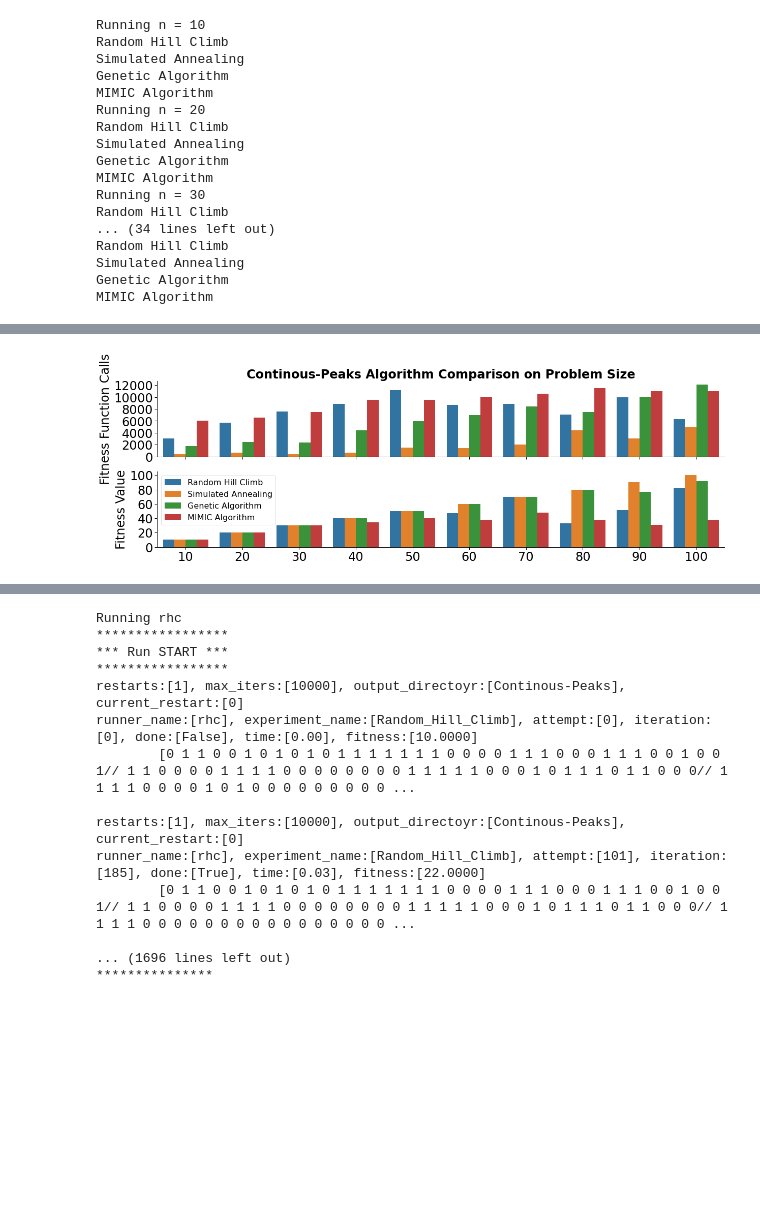
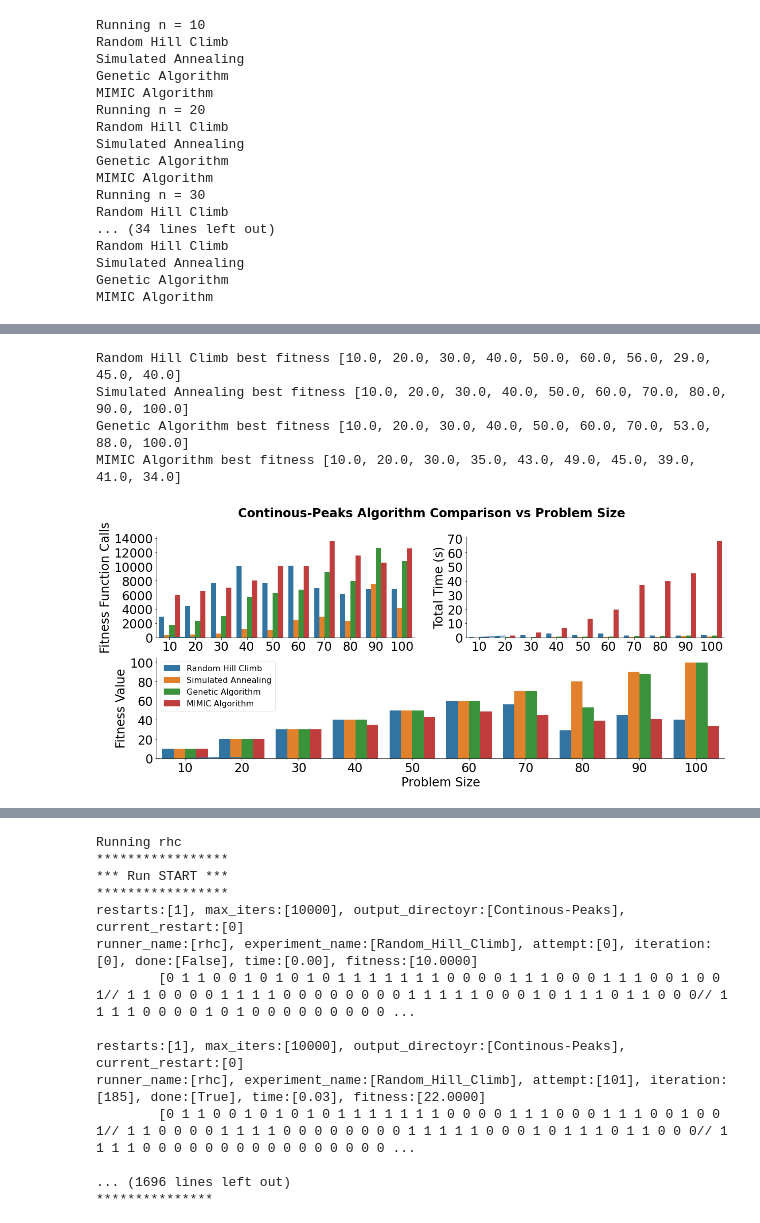
Before and after one commit to Inquisitive-ME/Random-Optimization-Project-Code, a Jupyter notebook: ContinousPeaks.ipynb, the cells around one changed output, grey strips where cells are left out. Drawn from its saved outputs; the diff is of its cells as text; code cells hidden in the pictures; blank space fills up the shorter version.

```diff
--- a/ContinousPeaks.ipynb
+++ b/ContinousPeaks.ipynb
@@ -195,8 +195,27 @@ MIMIC Algorithm best fitness [10.0, 20.0, 30.0, 34.0, 40.0, 37.0, 48.0, 38.0, 31
-# %%
-importlib.reload(common)
-common.plot_vs_problem_size_both(results, labels, PROBLEM)
-# %% [output]
-[figure, removed]
+# %%
+labels = [RHC_ALGO, SA_ALGO, GA_ALGO, MIMIC_ALGO]
+results = [rhc_problem_size_results, sa_problem_size_results, ga_problem_size_results, mimic_problem_size_results]
+all_fitness = [r['best_fitness'] for r in results]
+
+for f,l in zip(all_fitness, labels):
+    print("{} best fitness {}".format(l,f))
+
+max_fitness = np.max(np.array(all_fitness), axis=0)
+rhc_problem_size_results['fitness_ratio'] = [i / j for i, j in zip(rhc_problem_size_results["best_fitness"], max_fitness)]
+sa_problem_size_results['fitness_ratio'] = [i / j for i, j in zip(sa_problem_size_results["best_fitness"], max_fitness)]
+ga_problem_size_results['fitness_ratio'] = [i / j for i, j in zip(ga_problem_size_results["best_fitness"], max_fitness)]
+mimic_problem_size_results['fitness_ratio'] = [i / j for i, j in zip(mimic_problem_size_results["best_fitness"], max_fitness)]
+
+results = [rhc_problem_size_results, sa_problem_size_results, ga_problem_size_results, mimic_problem_size_results]
+
+importlib.reload(common)
+common.plot_vs_problem_size_three(results, labels, PROBLEM)
+# %% [output]
+Random Hill Climb best fitness [10.0, 20.0, 30.0, 40.0, 50.0, 60.0, 56.0, 29.0, 45.0, 40.0]
+Simulated Annealing best fitness [10.0, 20.0, 30.0, 40.0, 50.0, 60.0, 70.0, 80.0, 90.0, 100.0]
+Genetic Algorithm best fitness [10.0, 20.0, 30.0, 40.0, 50.0, 60.0, 70.0, 53.0, 88.0, 100.0]
+MIMIC Algorithm best fitness [10.0, 20.0, 30.0, 35.0, 43.0, 49.0, 45.0, 39.0, 41.0, 34.0]
+[figure, added]
 # %%
 importlib.reload(common)
 problem_size = 90
```
Also changed, not shown: parts of 2 cells of this notebook, 5 other files.
